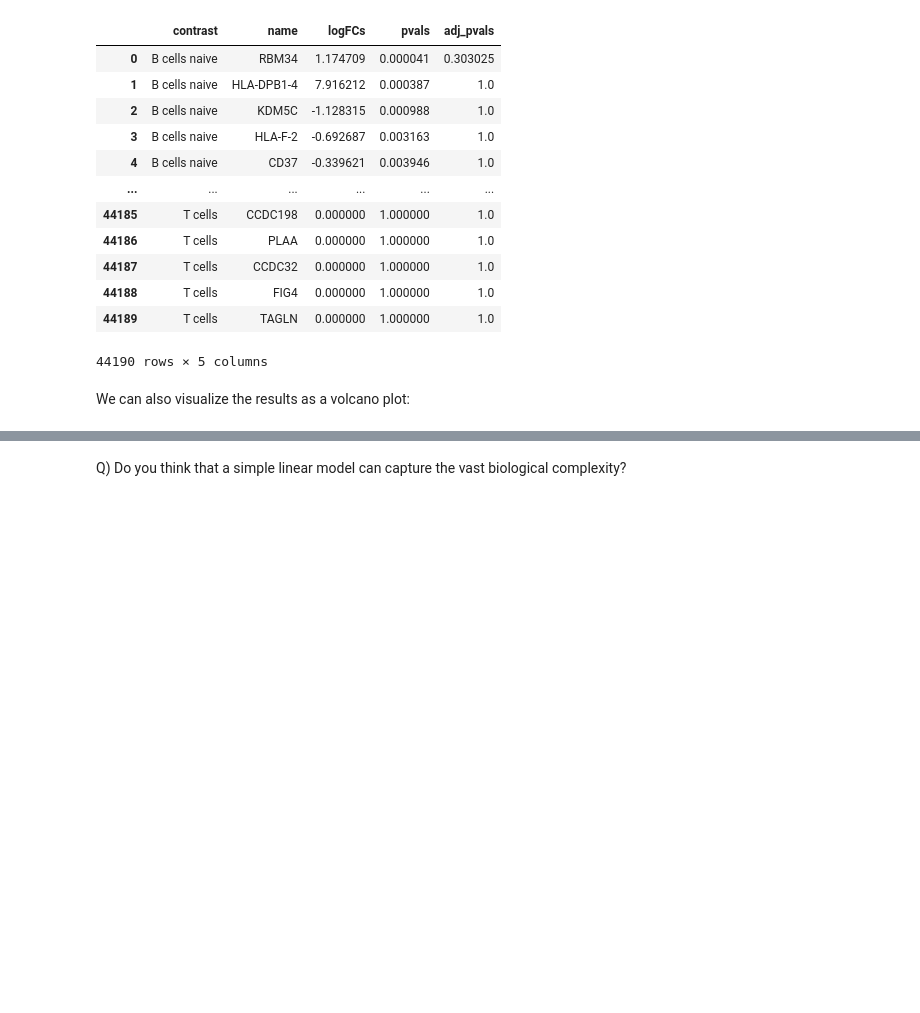
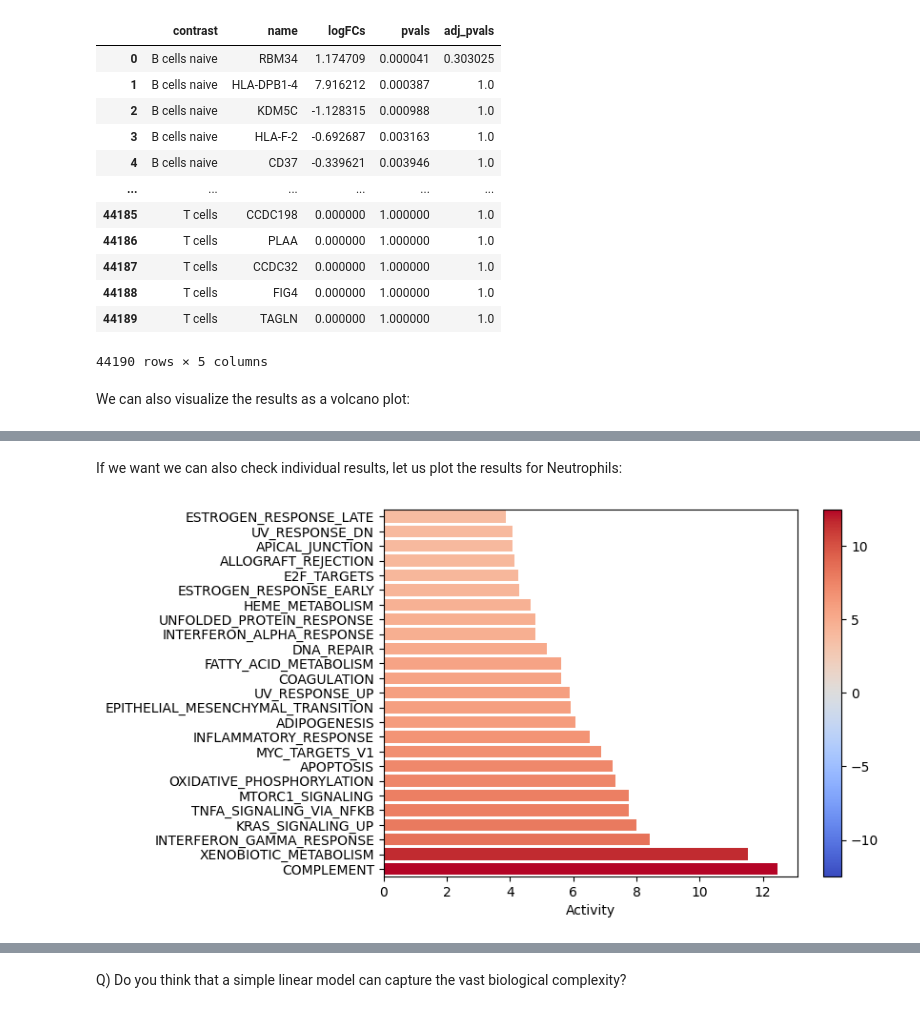
Before and after one commit to saezlab/eccb2022_sc_funcomics, a Jupyter notebook: sc_analysis.ipynb, the cells around one changed output, grey strips where cells are left out. Drawn from its saved outputs; the diff is of its cells as text; code cells hidden in the pictures; blank space fills up the shorter version.

```diff
--- a/sc_analysis.ipynb
+++ b/sc_analysis.ipynb
@@ -693,0 +823,6 @@ D) We see multiple down- and up-regulated Cytokines across the cell types, can w
+# %% [markdown]
+If we want we can also check individual results, let us plot the results for Neutrophils:
+# %%
+dc.plot_barplot(enr_pvals, 'Monocytes', top=25, vertical=True)
+# %% [output]
+[figure, added]
```
Also changed, not shown: parts of 123 cells of this notebook.
